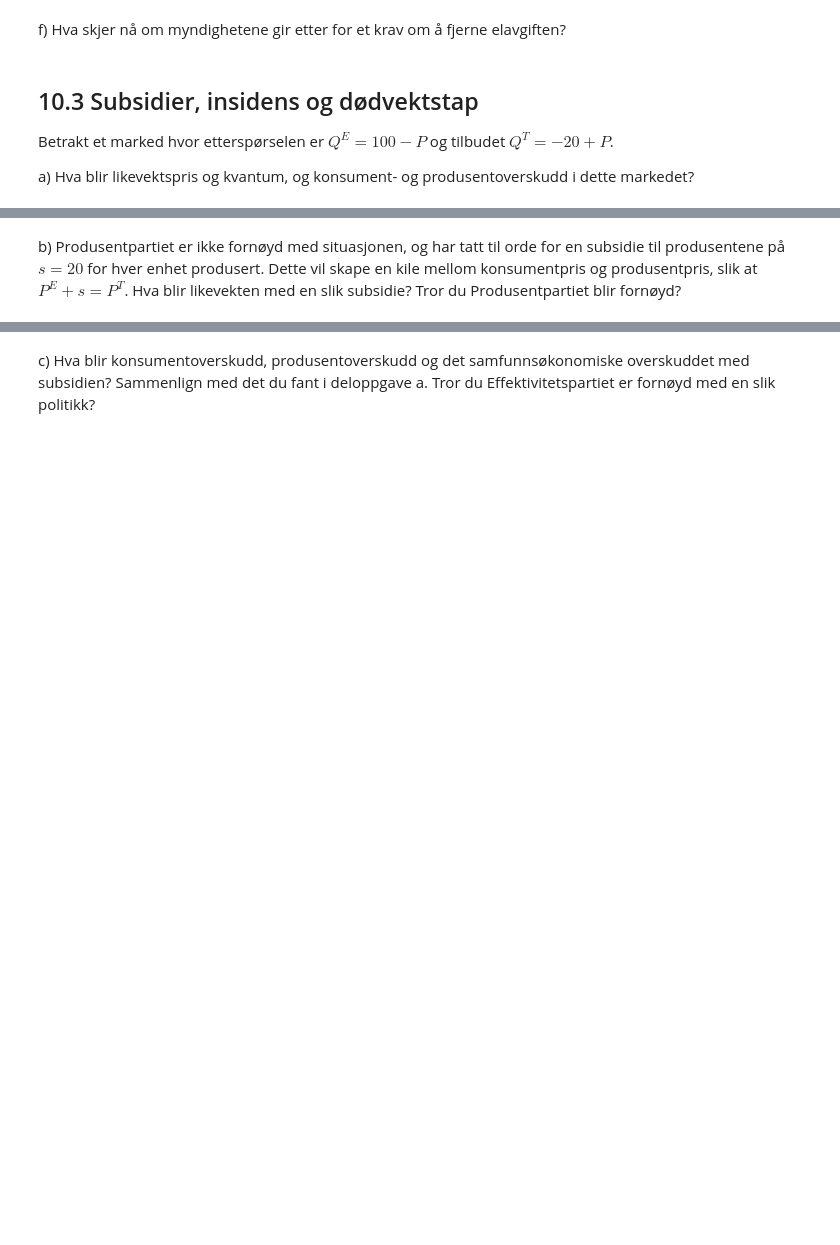
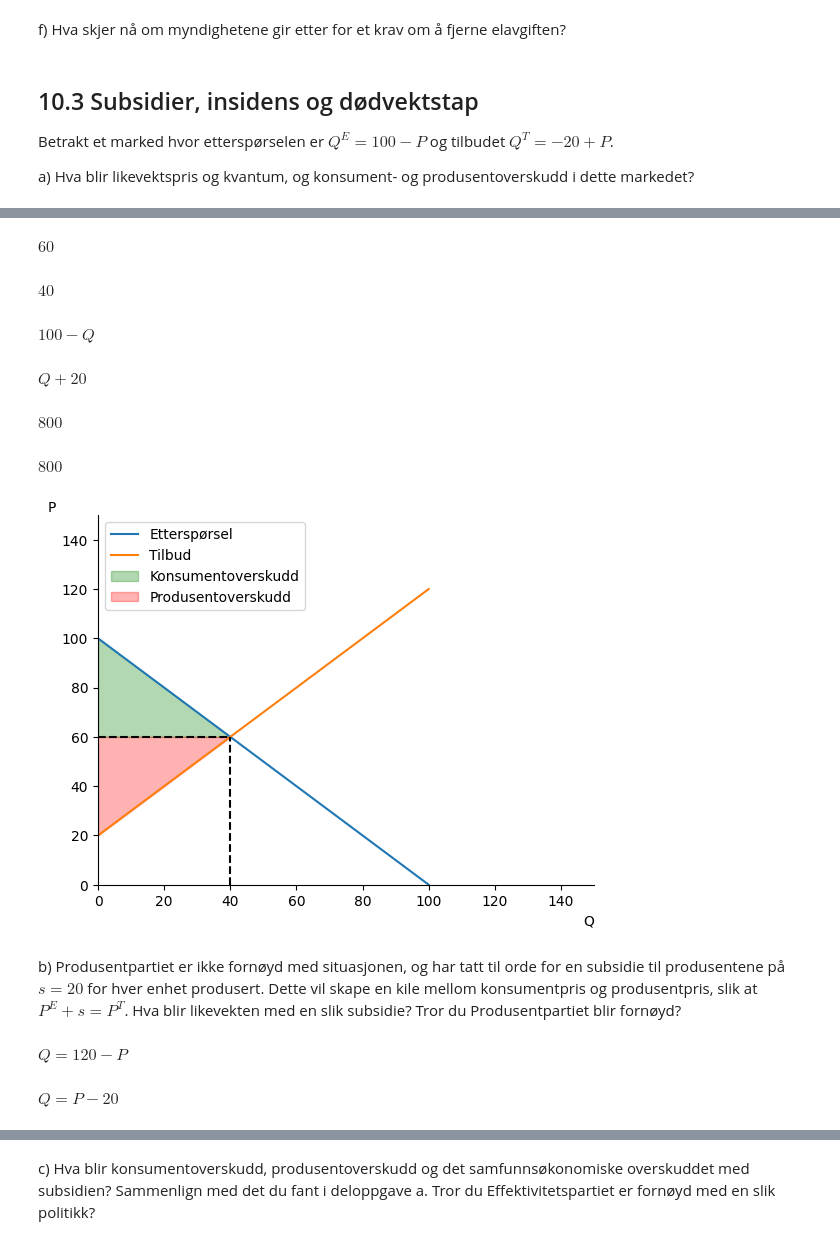
Before and after one commit to uit-sok-1303-v26/uit-sok-1303.v26.github.io, a Jupyter notebook: Markedsteori - Kapittel 10.ipynb, the cells around one changed output, grey strips where cells are left out. Cells and saved outputs as stored; diff of their text form; code cells hidden in the pictures; blank space fills up the shorter version.

```diff
--- a/Markedsteori - Kapittel 10.ipynb
+++ b/Markedsteori - Kapittel 10.ipynb
@@ -427,2 +442,77 @@ a) Hva blir likevektspris og kvantum, og konsument- og produsentoverskudd i dett
+# %%
+# Løser for P
+P_losning = sp.solve(Ettersp.rhs - Tilbud.rhs, P)[0]
+
+display(P_losning)
+# %% [output]
+$\displaystyle 60$
+# %%
+# Substituerer løsningen for P inn i Etterspørsel for å finne Q
+Q_losning = Ettersp.rhs.subs(P, P_losning)
+
+display(Q_losning)
+# %% [output]
+$\displaystyle 40$
+# %%
+# Konsumentoverskudd og produsentoverskudd, løser for invers først
+P_E = sp.solve(Ettersp, P)[0]
+P_T = sp.solve(Tilbud, P)[0]
+
+display(P_E, P_T)
+# %% [output]
+$\displaystyle 100 - Q$
+$\displaystyle Q + 20$
+# %%
+# Integrerer for å finne overskudd
+KO_integral = sp.integrate(P_E - P_losning, (Q, 0, Q_losning))
+PO_integral = sp.integrate(P_losning - P_T, (Q, 0, Q_losning))
+
+display(KO_integral, PO_integral)
+# %% [output]
+$\displaystyle 800$
+$\displaystyle 800$
+# %%
+# Figurkonfigurasjon
+def create_ax():
+    fig, ax = plt.subplots()
+    ax.set_xlabel('Q', loc = "right")
+    ax.set_ylabel('P', rotation=0, loc ='top')
+    ax.set_ylim(0, 150)
+    ax.set_xlim(0, 150)
+    ax.spines["top"].set_visible(False)
+    ax.spines["right"].set_visible(False)
+
+    return fig, ax
+# %%
+Q_verdier = np.linspace(0, 100, 100)
+
+fig, ax = create_ax()
+
+# Vi bruker den inverse løsningen til å vite hva vi skal plotte for å få tilbud og etterspørsel
+ax.plot(Q_verdier, 100- Q_verdier, label='Etterspørsel')
+ax.plot(Q_verdier, Q_verdier+20, label='Tilbud')
+
+# Stiplede linjer til likevekt
+ax.vlines(Q_losning, 0, P_losning, linestyles='dashed', color='black')
+ax.hlines(P_losning, 0, Q_losning, linestyles='dashed', color='black')
+
+# For å fylle konsument og produsentoverskudd ser vi at vi skal gå fra 0 til 40 på x-aksen
+Q_fyll = np.linspace(0, float(Q_losning), 100)
+
+ax.fill_between(Q_fyll, 100-Q_fyll, float(P_losning), color='green', alpha=0.3, label='Konsumentoverskudd')
+ax.fill_between(Q_fyll, Q_fyll+20, float(P_losning), color='red', alpha=0.3, label='Produsentoverskudd')
+
+ax.legend();
+# %% [output]
+[figure, added]
 # %% [markdown]
 b) Produsentpartiet er ikke fornøyd med situasjonen, og har tatt til orde for en subsidie til produsentene på $s = 20$ for hver enhet produsert. Dette vil skape en kile mellom konsumentpris og produsentpris, slik at $P^E + s = P^T$. Hva blir likevekten med en slik subsidie? Tror du Produsentpartiet blir fornøyd?
+# %%
+# Subsidie
+Ny_ettersp = sp.Eq(Q, 100 - P + 20)
+Ny_tilbud = sp.Eq(Q, -20 + P)
+
+display(Ny_ettersp, Ny_tilbud)
+# %% [output]
+$\displaystyle Q = 120 - P$
+$\displaystyle Q = P - 20$
```
Also changed, not shown: parts of 7 cells of this notebook.
